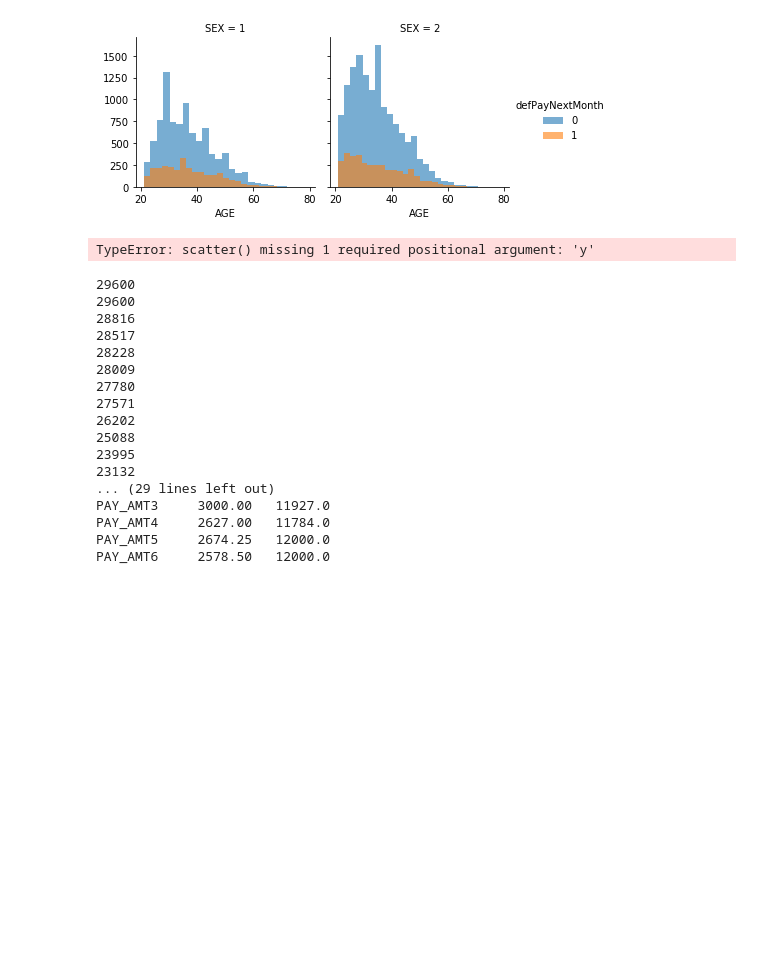
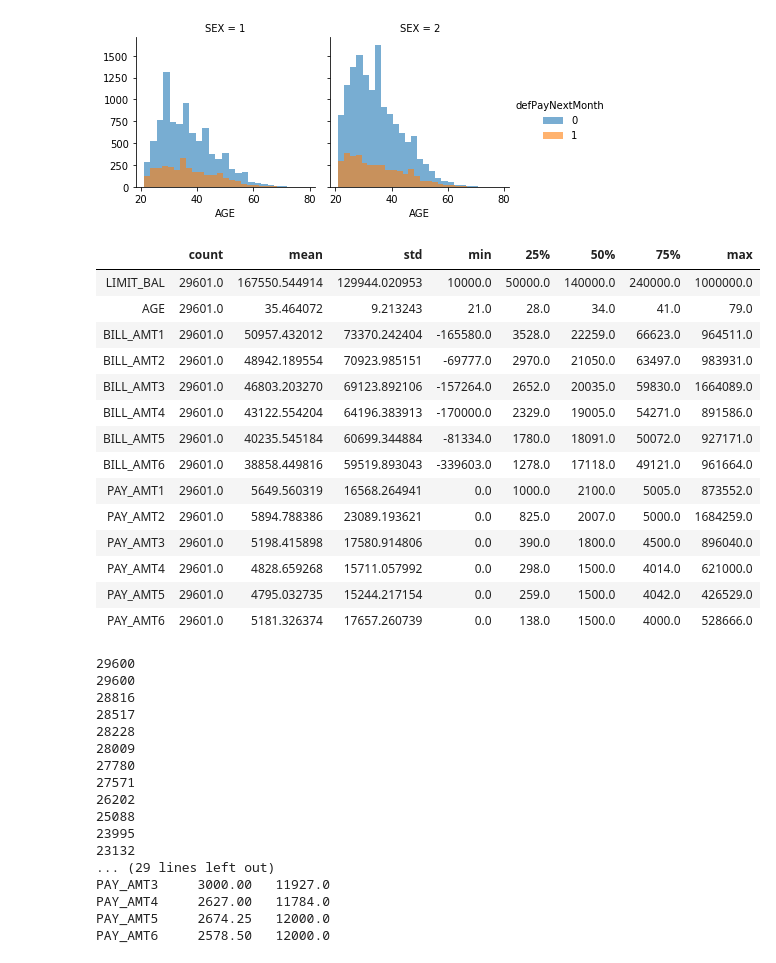
Before and after one commit to bruce-chappell/FYS4155, a Jupyter notebook: project2/Project_2.ipynb, the cells around one changed output. Drawn from its saved outputs; the diff is of its cells as text; code cells hidden in the pictures; blank space fills up the shorter version.

```diff
--- a/project2/Project_2.ipynb
+++ b/project2/Project_2.ipynb
@@ -20,7 +20,7 @@ from scipy.stats import iqr
 # %%
 #Reading file
 cwd=os.getcwd()
-filename=cwd+ '\default of credit card clients.xls'
+filename=cwd+ '/default of credit card clients.xls'
 nanDict = {}
 df = pd.read_excel(filename, header=1, skiprows=0, index_col=0, na_values=nanDict)
 # %%
@@ -130,13 +148,27 @@ g.add_legend()
 # %%
 #Continuos variables
 cont=['LIMIT_BAL','AGE','BILL_AMT1', 'BILL_AMT2',
        'BILL_AMT3', 'BILL_AMT4', 'BILL_AMT5', 'BILL_AMT6', 'PAY_AMT1',
        'PAY_AMT2', 'PAY_AMT3', 'PAY_AMT4', 'PAY_AMT5', 'PAY_AMT6']
 df[cont].describe().transpose()
 #big differences between 3rd percentiles and maxs-->outliers(??)
-plt.scatter(df)
+#plt.scatter(df)
 # %% [output]
-TypeError: scatter() missing 1 required positional argument: 'y'
+|  | count | mean | std | min | 25% | 50% | 75% | max |
+| LIMIT_BAL | 29601.0 | 167550.544914 | 129944.020953 | 10000.0 | 50000.0 | 140000.0 | 240000.0 | 1000000.0 |
+| AGE | 29601.0 | 35.464072 | 9.213243 | 21.0 | 28.0 | 34.0 | 41.0 | 79.0 |
+| BILL_AMT1 | 29601.0 | 50957.432012 | 73370.242404 | -165580.0 | 3528.0 | 22259.0 | 66623.0 | 964511.0 |
+| BILL_AMT2 | 29601.0 | 48942.189554 | 70923.985151 | -69777.0 | 2970.0 | 21050.0 | 63497.0 | 983931.0 |
+| BILL_AMT3 | 29601.0 | 46803.203270 | 69123.892106 | -157264.0 | 2652.0 | 20035.0 | 59830.0 | 1664089.0 |
+| BILL_AMT4 | 29601.0 | 43122.554204 | 64196.383913 | -170000.0 | 2329.0 | 19005.0 | 54271.0 | 891586.0 |
+| BILL_AMT5 | 29601.0 | 40235.545184 | 60699.344884 | -81334.0 | 1780.0 | 18091.0 | 50072.0 | 927171.0 |
+| BILL_AMT6 | 29601.0 | 38858.449816 | 59519.893043 | -339603.0 | 1278.0 | 17118.0 | 49121.0 | 961664.0 |
+| PAY_AMT1 | 29601.0 | 5649.560319 | 16568.264941 | 0.0 | 1000.0 | 2100.0 | 5005.0 | 873552.0 |
+| PAY_AMT2 | 29601.0 | 5894.788386 | 23089.193621 | 0.0 | 825.0 | 2007.0 | 5000.0 | 1684259.0 |
+| PAY_AMT3 | 29601.0 | 5198.415898 | 17580.914806 | 0.0 | 390.0 | 1800.0 | 4500.0 | 896040.0 |
+| PAY_AMT4 | 29601.0 | 4828.659268 | 15711.057992 | 0.0 | 298.0 | 1500.0 | 4014.0 | 621000.0 |
+| PAY_AMT5 | 29601.0 | 4795.032735 | 15244.217154 | 0.0 | 259.0 | 1500.0 | 4042.0 | 426529.0 |
+| PAY_AMT6 | 29601.0 | 5181.326374 | 17657.260739 | 0.0 | 138.0 | 1500.0 | 4000.0 | 528666.0 |
 # %%
 new_df = df
 def find_outliers(data,variable,numb):
```
Also changed, not shown: parts of 6 cells of this notebook, 4 other files.
